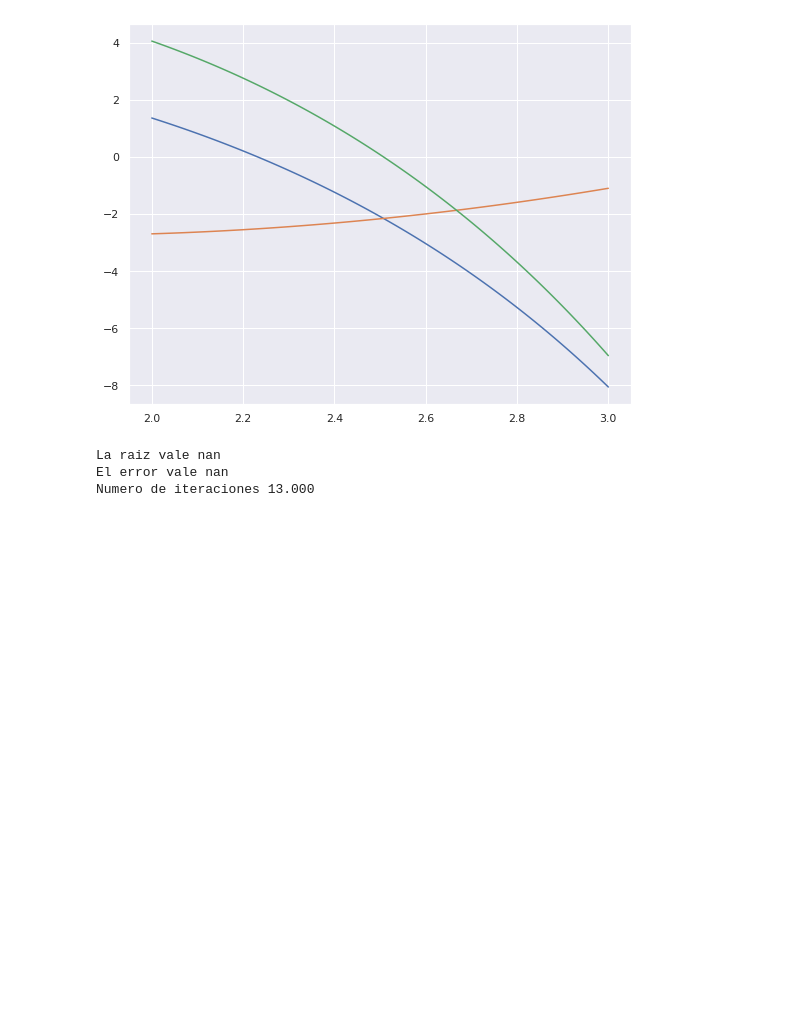
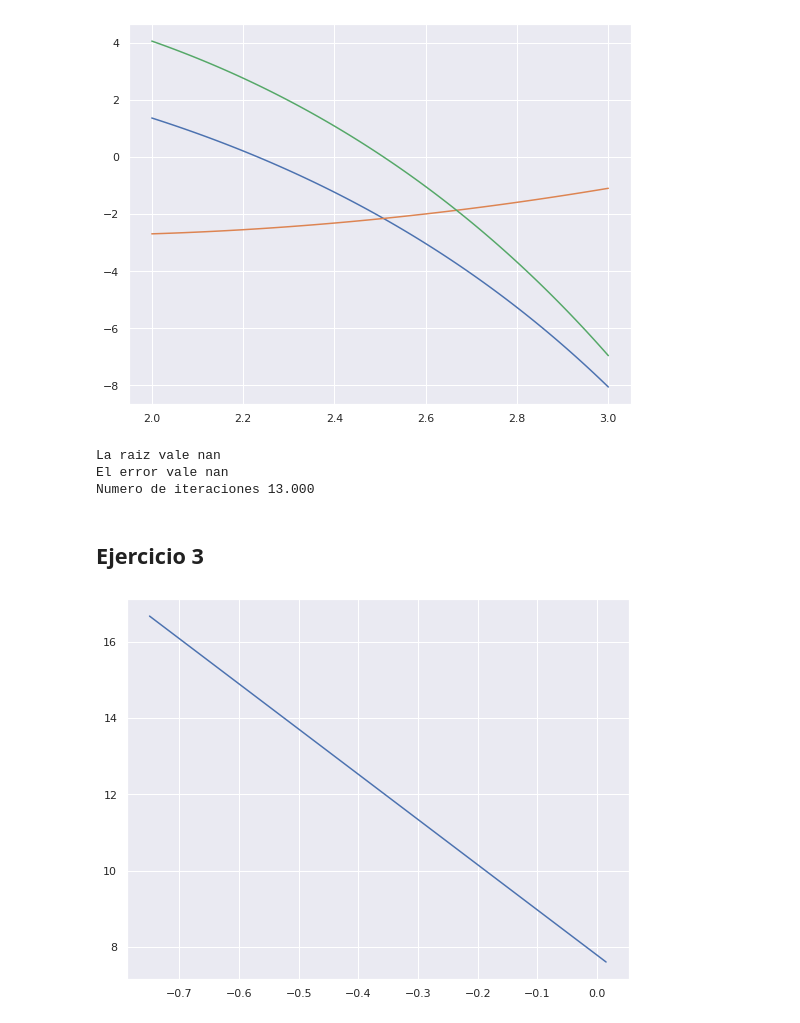
Before and after one commit to ADRIANVM117/proyectos_propios, a Jupyter notebook: actuaria/metodos_numericos/metodos_numericos.ipynb, the cells around one changed output. Cells and saved outputs as stored; diff of their text form; code cells hidden in the pictures; blank space fills up the shorter version.

```diff
--- a/actuaria/metodos_numericos/metodos_numericos.ipynb
+++ b/actuaria/metodos_numericos/metodos_numericos.ipynb
@@ -557,3 +557,29 @@ print('Numero de iteraciones {:.3f}'.format(k))
 La raiz vale nan
 El error vale nan
 Numero de iteraciones 13.000
+# %% [markdown]
+## Ejercicio 3
+# %%
+def f(x):
+  return 10*( ((np.pi)*0.75**2 / 2)  - (0.75**2 * np.arcsin(x/0.75)) - (x * np.sqrt( 0.75**2 - x**2))) - 1
+
+x = np.linspace(-.75, 75, 100)
+y = f(x)
+
+sns.set()
+plt.figure(figsize=(9,7))
+plt.plot(x,y)
+plt.show()
+
+
+x = sym.Symbol('x')
+g = 10*( ((sym.pi)*0.75**2 / 2)  - (0.75**2 * sym.asin(x/0.75)) - (x * sym.sqrt( 0.75**2 - x**2))) - 1
+r = .4
+tol = 0.01
+e = np.inf
+
+while e > tol:
+  ro = r
+  r = r0 -
+# %% [output]
+[figure, added]
```
